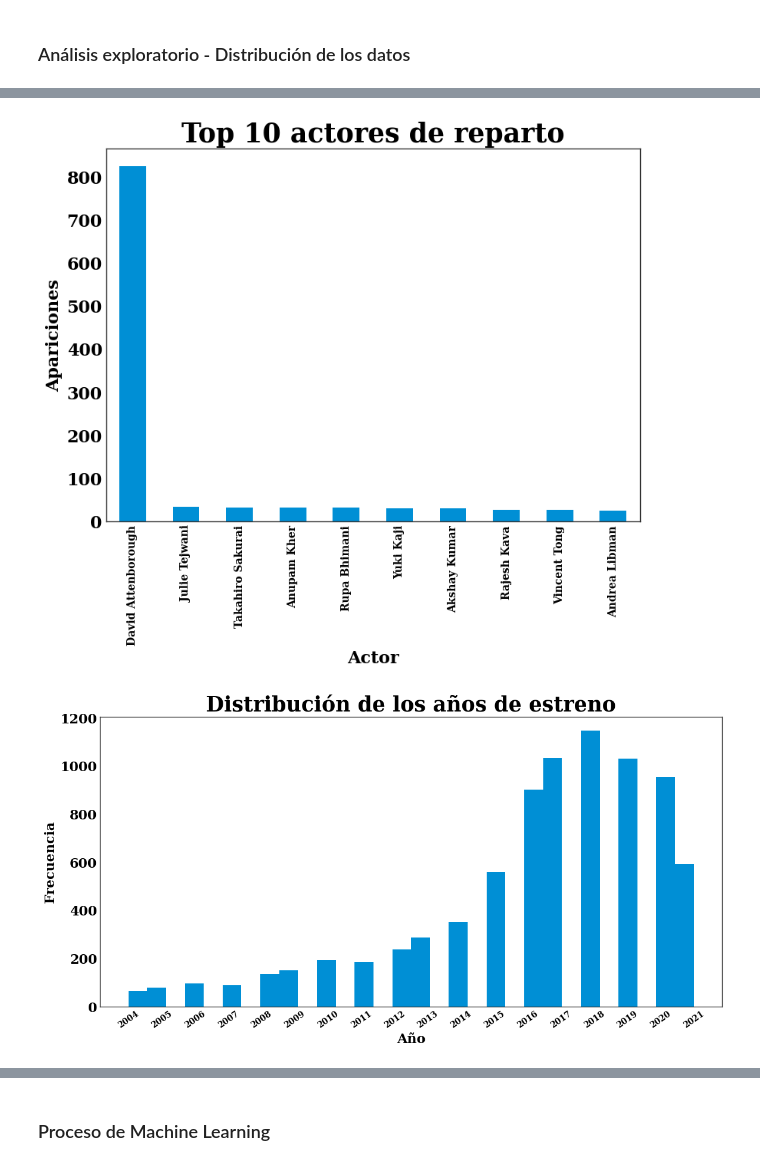
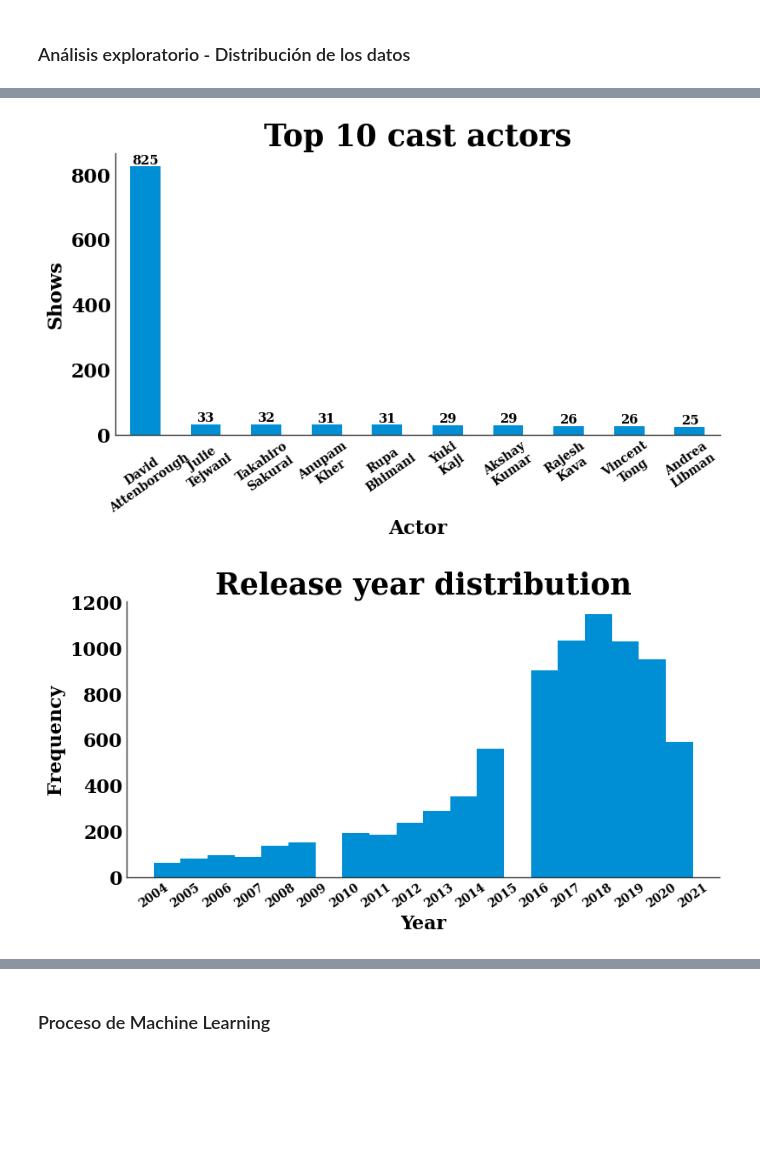
Before and after one commit to pablocarmona1527/Data_analyst, a Jupyter notebook: EDA.ipynb, the cells around one changed output, grey strips where cells are left out. Saved outputs shown, nothing was run; the diff lists cells and outputs as text; code cells hidden in the pictures; blank space fills up the shorter version.

```diff
--- a/EDA.ipynb
+++ b/EDA.ipynb
@@ -102,0 +86,13 @@ plt.show()
+# %%
+##Tipo de show
+
+fig, ax = plt.subplots(figsize=(6,4))
+
+sns.countplot(data=df['type']).set_title('Netlix shows distribution')
+ax.spines[['top','right']].set_visible(False)
+ax.set_xlabel('Count')
+ax.set_ylabel('Type')
+for i, valor in enumerate(df['type'].value_counts()):
+    plt.text(valor + 0.5, i, str(valor), va='center', ha='left')
+
+plt.show()
@@ -102,0 +101,16 @@ plt.show()
+# %%
+##Mejores directores
+fig, ax = plt.subplots(figsize=(10,6))
+
+df['director'].str.split(', ',expand=True).stack().value_counts(sort=True).head(10).plot.bar(title='Top 10 directors with more shows')
+ax.set_xlabel('Director',fontsize=20)
+labels = [i.replace(' ','\n') for i in df['director'].str.split(', ',expand=True).stack().value_counts(sort=True).head(10).index]
+ax.set_xticks(range(len(labels)))
+ax.set_xticklabels(labels)
+ax.tick_params(labelsize=14,axis='x',rotation=35)
+ax.spines[['top','right']].set_visible(False)
+
+for i, valor in enumerate(df['director'].str.split(', ',expand=True).stack().value_counts(sort=True).head(10)):
+    plt.text(i, valor + 0.5, str(valor), ha='center', va='bottom')
+
+plt.show()
@@ -103,22 +119,32 @@ plt.show()
 # %%
 ## Top actores del reparto
+fig, ax = plt.subplots(figsize=(8,4))
+top_cast = df['cast'].str.split(', ',expand=True).stack().value_counts(sort=True).head(10)
+top_cast.plot.bar(title='Top 10 cast actors',xlabel='Actor',ylabel='Shows')
+labels = [i.replace(' ','\n') for i in top_cast.index]
+ax.set_xticks(range(len(labels)))
+ax.set_xticklabels(labels)
+ax.tick_params(axis='x',rotation=35)
+ax.spines[['top','right']].set_visible(False)
 
-top_cast = df['cast'].str.split(', ',expand=True).stack().value_counts(sort=True).head(10)
-plt.figure(figsize=(8,6))
-top_cast.plot.bar(title='Top 10 actores de reparto',xlabel='Actor',ylabel='Apariciones')
+for i, valor in enumerate(top_cast):
+    plt.text(i, valor + 0.5, str(valor), ha='center', va='bottom')
+
 plt.show()
 # %% [output]
-[figure, old version]
+[figure, new version]
 # %%
 ##año de estreno de los shows/películas
-plt.figure(figsize=(12,6))
+fig, ax = plt.subplots(figsize=(8,4))
 
-df['release_year'].plot(kind='hist',bins=30,title='Distribución de los años de estreno',xlabel='Año',ylabel='Frecuencia')
+df['release_year'].plot(kind='hist',bins=20,title='Release year distribution',xlabel='Year',ylabel='Frequency')
 plt.xticks(sorted(df['release_year'].unique()))
 plt.tick_params(rotation=35,axis='x')
+
+ax.spines[['top','right']].set_visible(False)
 plt.show()
 # %% [output]
-[figure, old version]
+[figure, new version]
 # %%
 ## Distribución de las calificaciones (Rating)
 
```
Also changed, not shown: parts of 9 cells of this notebook.
